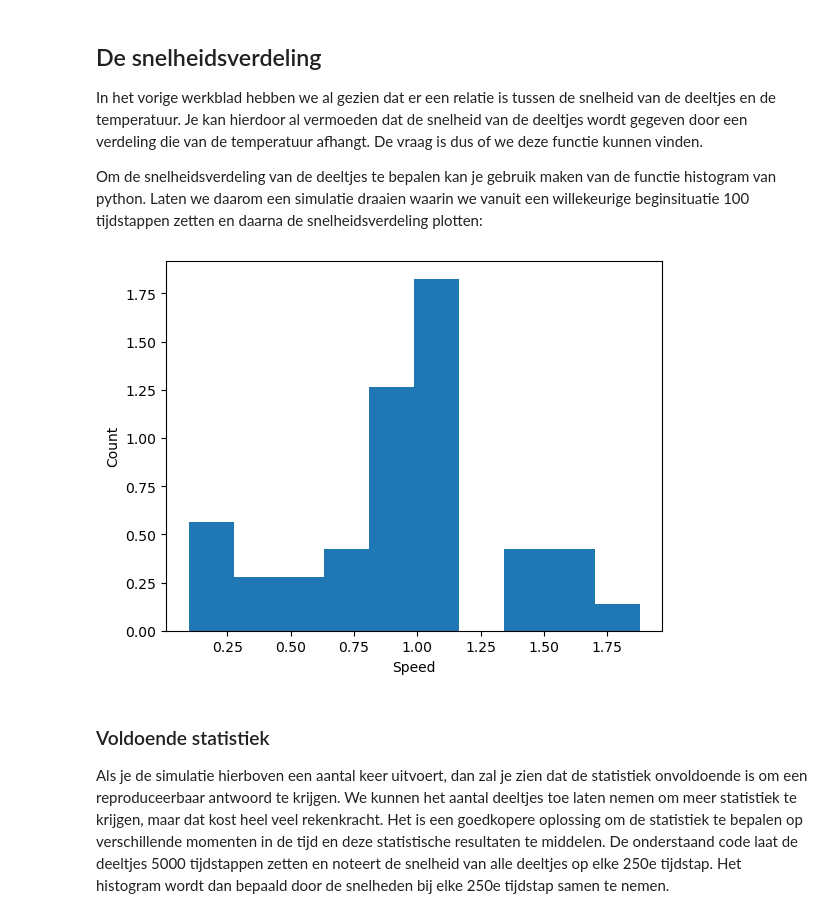
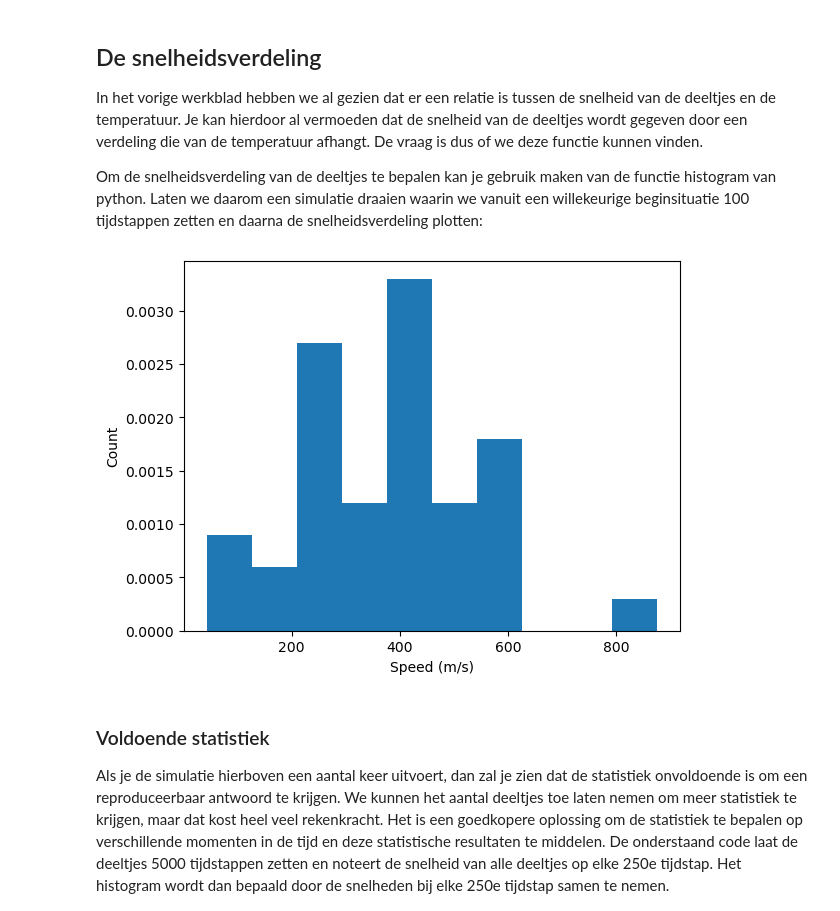
Before and after one commit to Eerkje/Annet-Erik, a Jupyter notebook: Content/PySim/6_boltzmann.ipynb, the cells around one changed output. Drawn from its saved outputs; the diff is of its cells as text; code cells hidden in the pictures.

```diff
--- a/Content/PySim/6_boltzmann.ipynb
+++ b/Content/PySim/6_boltzmann.ipynb
@@ -29,6 +29,11 @@ V_0 = 1                        # Startsnelheid van deeltjes
 RADIUS = 0.3                   # Straal van moleculen
 DT = 0.1*RADIUS/V_0            # Tijdstap om geen botsing te missen
 
+factor_v = 415  # omrekenfactor van simulatie snelheid naar echte snelheid in m/s
+factor_r = 1e-9  # omrekenfactor van simulatie afstand naar echte afstand in m
+factor_box = (6e-9)/ 10  # omrekenfactor van simulatie box naar echte box in m
+factor_t = (0.167*10**-9)/DT # omrekenfactor van simulatie tijd naar echte tijd in s
+m = 4.81 * 10**-26  # massa als 1 luchtmolecuul gemiddeld 4.81*10^-26 kg is
 
 E_kinx=np.array([])
 E_kiny = np.array([])
@@ -209,22 +220,24 @@ Om de snelheidsverdeling van de deeltjes te bepalen kan je gebruik maken van de
 # %%
 particles = []
 num_steps=100
 create_uniform_particles(particles)
 for i in range(num_steps):
     take_time_step(particles)
 
 speeds = [np.linalg.norm(p.v) for p in particles]
+speeds = np.asarray(speeds)* factor_v # omrekenen naar echte snelheden in m/s
 counts, bins = np.histogram(speeds, bins=10, density='True')
 
+#histogram van snelheden plotten
 plt.figure()
-plt.xlabel('Speed')
+plt.xlabel('Speed (m/s)')
 plt.ylabel('Count')
 
 plt.stairs(counts, bins, fill='True')
 
 plt.show()
 # %% [output]
-[figure, old version]
+[figure, new version]
 # %% [markdown]
 ### Voldoende statistiek
 
```
Also changed, not shown: parts of 6 cells of this notebook, 1 other file.
